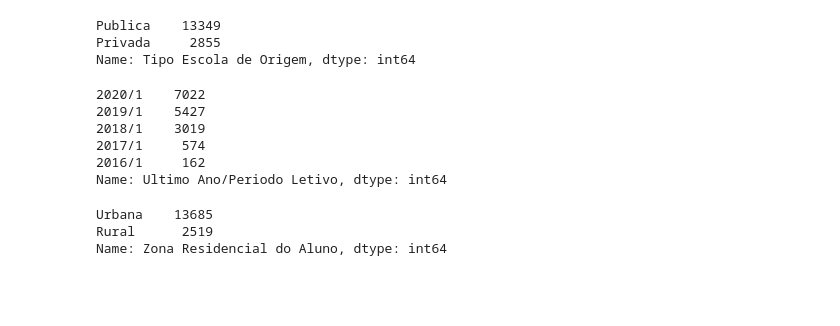
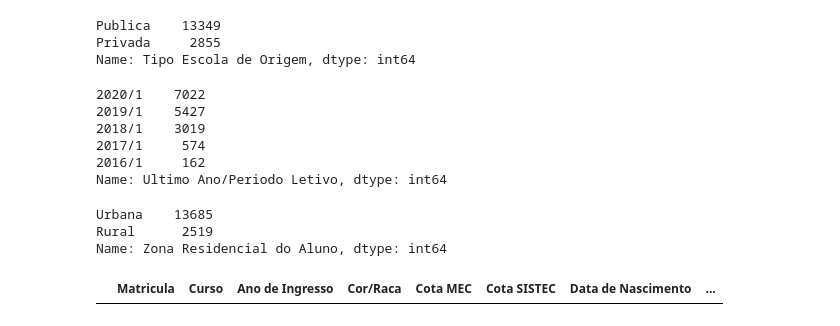
Before and after one commit to johnnyyuri/predicao_desempenho_academico, a Jupyter notebook: Estudo_Dataset_SUAP_TEC_INT_MT.ipynb, the cells around one changed output. Drawn from its saved outputs; the diff is of its cells as text; code cells hidden in the pictures; blank space fills up the shorter version.

```diff
--- a/Estudo_Dataset_SUAP_TEC_INT_MT.ipynb
+++ b/Estudo_Dataset_SUAP_TEC_INT_MT.ipynb
@@ -340,3 +378,11 @@ dfs['Zona Residencial do Aluno'].value_counts()
 Urbana    13685
 Rural      2519
 Name: Zona Residencial do Aluno, dtype: int64
+# %%
+dfs_cadastro_geral = dfs[['Matricula','Curso','Ano de Ingresso','Cor/Raca','Cota MEC','Cota SISTEC','Data de Nascimento','Faixa de Renda (SISTEC)','Nome da Escola de Origem','Sexo','Tipo Escola de Origem','Zona Residencial do Aluno','Situacao no Diario','Situacao no Curso','Codigo do Componente']]
+# %%
+dfs_cadastro_geral = dfs_cadastro_geral.sort_values(by="Matricula")
+# %%
+dfs_cadastro_geral[dfs_cadastro_geral.Matricula == 201825130017]
+# %% [output]
+|  | Matricula | Curso | Ano de Ingresso | Cor/Raca | Cota MEC | Cota SISTEC | Data de Nascimento | ... |
```
Also changed, not shown: parts of 9 cells of this notebook, 3 other files.
